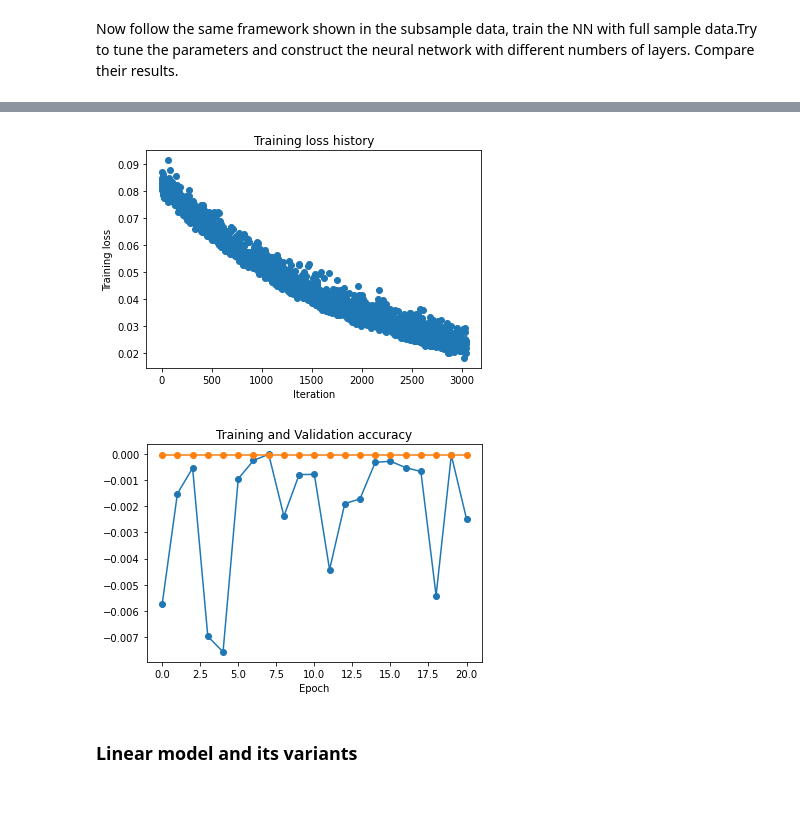
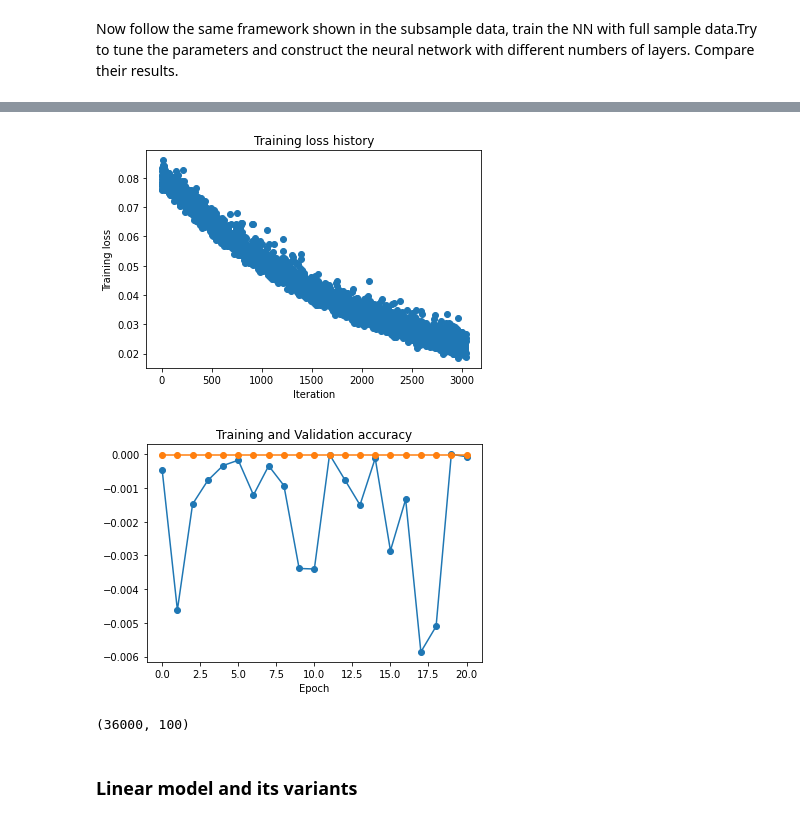
Before and after one commit to mattzhao-R/busn-20800, a Jupyter notebook: Psets/Assignment_6/Assignment_6.ipynb, the cells around one changed output, grey strips where cells are left out. Saved outputs shown, nothing was run; the diff lists cells and outputs as text; code cells hidden in the pictures.

```diff
--- a/Psets/Assignment_6/Assignment_6.ipynb
+++ b/Psets/Assignment_6/Assignment_6.ipynb
@@ -821,18 +821,6 @@ i = str(1)
 factor = np.array(pd.read_csv(path+'c'+i+'.csv'))
 linear_ret = np.array(pd.read_csv(path+'r1_'+i+'_1.csv'))
 nonlinear_ret = np.array(pd.read_csv(path+'r2_'+i+'_1.csv'))
-# %%
-from sklearn.preprocessing import StandardScaler
-
-Xscaler = StandardScaler().fit(factor)
-y_lin_scaler = StandardScaler().fit(linear_ret)
-y_nonlin_scaler = StandardScaler().fit(nonlinear_ret)
-
-
-# Transform the data
-factor = Xscaler.transform(factor)
-linear_ret = y_lin_scaler.transform(linear_ret)
-nonlinear_ret = y_nonlin_scaler.transform(nonlinear_ret)
 # %% [markdown]
 With the above preparation, build a NN using linear and non-linear return. And compare the results with
 + OLS,
@@ -905,19 +893,17 @@ Now follow the same framework shown in the subsample data, train the NN with ful
 ### TODO: NN with full data.                                               ###
 ##############################################################################
 
-# NN with sample data
+from solver import Solver
+from sklearn.model_selection import train_test_split
 
-from solver import Solver
-split = 0.9
+nonlin_X_train,nonlin_X_test,nonlin_y_train,nonlin_y_test = train_test_split(factor, nonlinear_ret, test_size = 0.3)
 
-num_train = int(factor.shape[0]*0.9)
-num_valid = int(factor.shape[0]*0.1)
 
-full_data = {
-  'X_train': factor[:num_train],
-  'y_train': nonlinear_ret[:num_train],
-  'X_val': factor[num_train:num_train+num_valid],
-  'y_val': nonlinear_ret[num_train:num_train+num_valid]
+full_data_nonlin = {
+  'X_train': nonlin_X_train,
+  'y_train': nonlin_y_train,
+  'X_val': nonlin_X_test,
+  'y_val': nonlin_y_test
 }
 
 learning_rate = 5*1e-3  # Experiment with this!
@@ -971,5 +957,9 @@ plt.show()
-[figure, old version]
+[figure, new version]
-[figure, old version]
+[figure, new version]
+# %%
+factor.shape
+# %% [output]
+(36000, 100)
 # %% [markdown]
 ### Linear model and its variants
 # %% [markdown]
```
Also changed, not shown: parts of 4 cells of this notebook, 3 other files.
